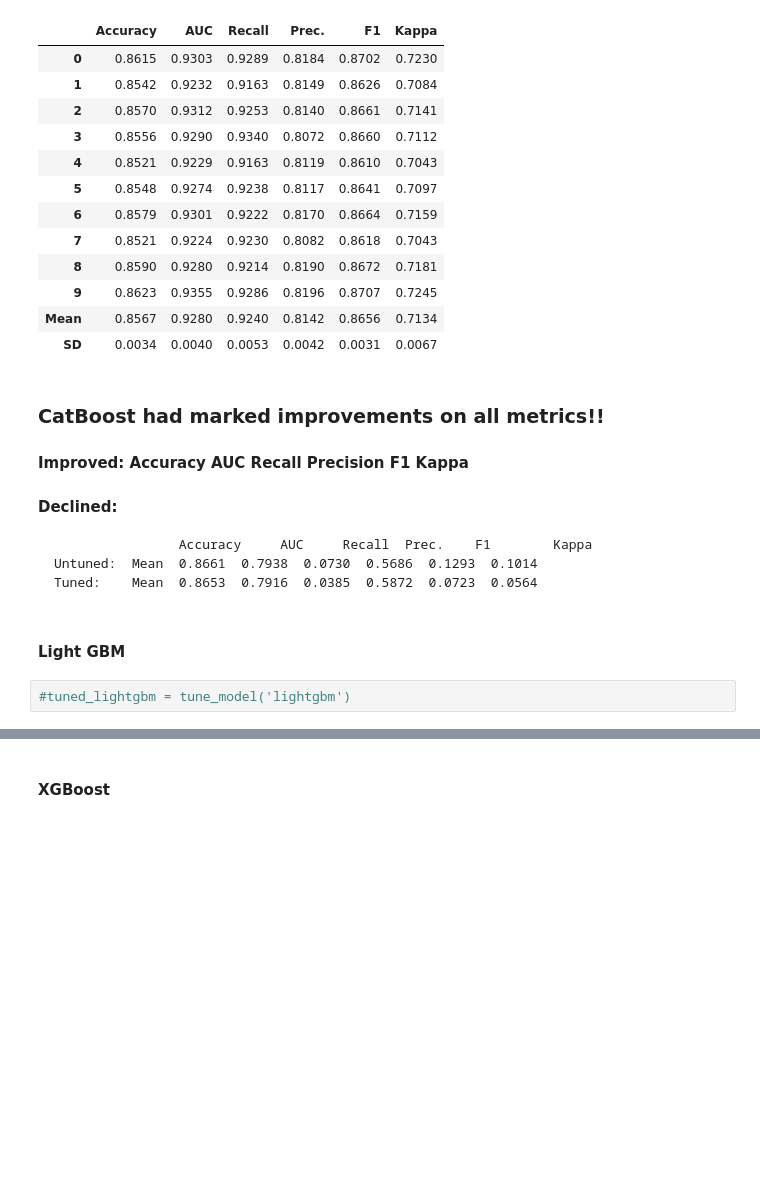
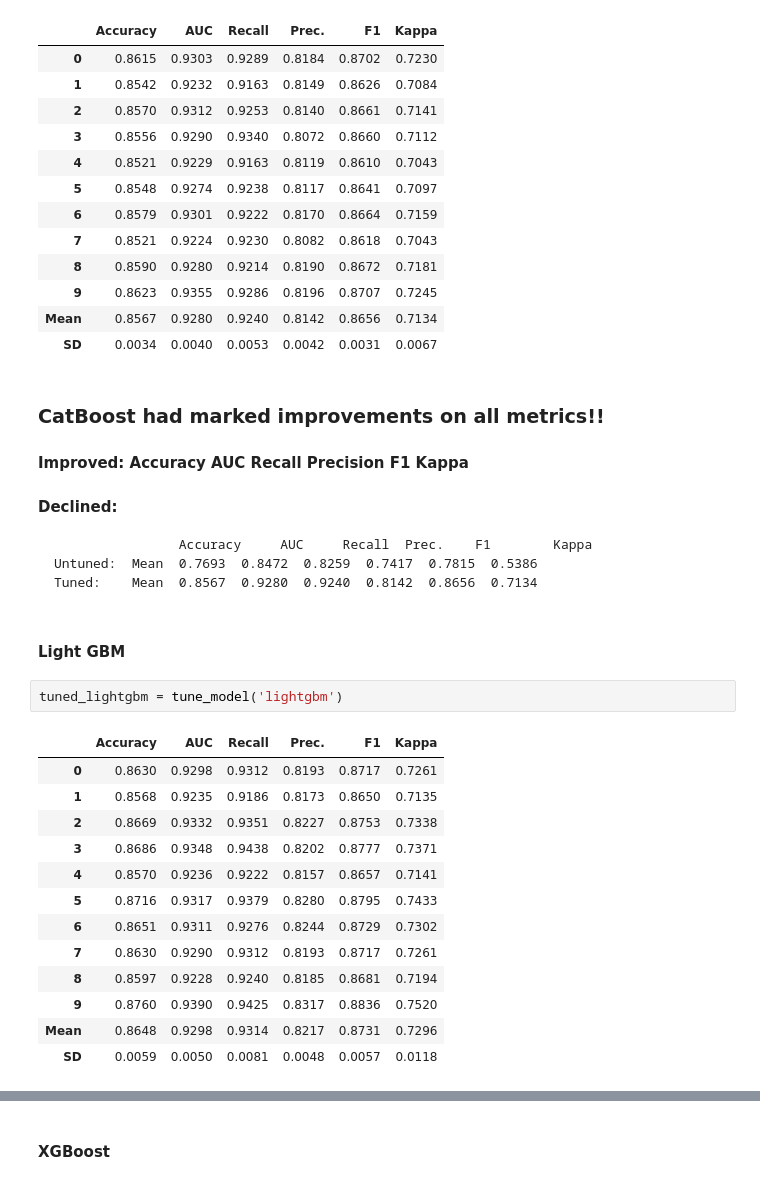
Before and after one commit to bigtoga/Project3, a Jupyter notebook: Kip/ML Foreclosure or Not EPOCH 2 Oversamp 50-50 training set-CatBoost.ipynb, the cells around one changed output, grey strips where cells are left out. Saved outputs shown, nothing was run; the diff lists cells and outputs as text; blank space fills up the shorter version.

```diff
--- a/Kip/ML Foreclosure or Not EPOCH 2 Oversamp 50-50 training set-CatBoost.ipynb
+++ b/Kip/ML Foreclosure or Not EPOCH 2 Oversamp 50-50 training set-CatBoost.ipynb
@@ -443,10 +457,24 @@ tuned_catboost = tune_model('catboost') # from fold=50
 #### Improved:  Accuracy AUC   Recall    Precision F1   Kappa
 #### Declined:
                     Accuracy	 AUC	 Recall	 Prec.	  F1	    Kappa
-    Untuned:  Mean	0.8661	0.7938	0.0730	0.5686	0.1293	0.1014
-    Tuned:    Mean	0.8653	0.7916	0.0385	0.5872	0.0723	0.0564
+    Untuned:  Mean	0.7693	0.8472	0.8259	0.7417	0.7815	0.5386
+    Tuned:    Mean	0.8567	0.9280	0.9240	0.8142	0.8656	0.7134
 # %% [markdown]
 #### Light GBM
 # %%
-#tuned_lightgbm = tune_model('lightgbm')
+tuned_lightgbm = tune_model('lightgbm')
+# %% [output]
+|  | Accuracy | AUC | Recall | Prec. | F1 | Kappa |
+| 0 | 0.8630 | 0.9298 | 0.9312 | 0.8193 | 0.8717 | 0.7261 |
+| 1 | 0.8568 | 0.9235 | 0.9186 | 0.8173 | 0.8650 | 0.7135 |
+| 2 | 0.8669 | 0.9332 | 0.9351 | 0.8227 | 0.8753 | 0.7338 |
+| 3 | 0.8686 | 0.9348 | 0.9438 | 0.8202 | 0.8777 | 0.7371 |
+| 4 | 0.8570 | 0.9236 | 0.9222 | 0.8157 | 0.8657 | 0.7141 |
+| 5 | 0.8716 | 0.9317 | 0.9379 | 0.8280 | 0.8795 | 0.7433 |
+| 6 | 0.8651 | 0.9311 | 0.9276 | 0.8244 | 0.8729 | 0.7302 |
+| 7 | 0.8630 | 0.9290 | 0.9312 | 0.8193 | 0.8717 | 0.7261 |
+| 8 | 0.8597 | 0.9228 | 0.9240 | 0.8185 | 0.8681 | 0.7194 |
+| 9 | 0.8760 | 0.9390 | 0.9425 | 0.8317 | 0.8836 | 0.7520 |
+| Mean | 0.8648 | 0.9298 | 0.9314 | 0.8217 | 0.8731 | 0.7296 |
+| SD | 0.0059 | 0.0050 | 0.0081 | 0.0048 | 0.0057 | 0.0118 |
 # %% [markdown]
```
Also changed, not shown: parts of 24 cells of this notebook.
